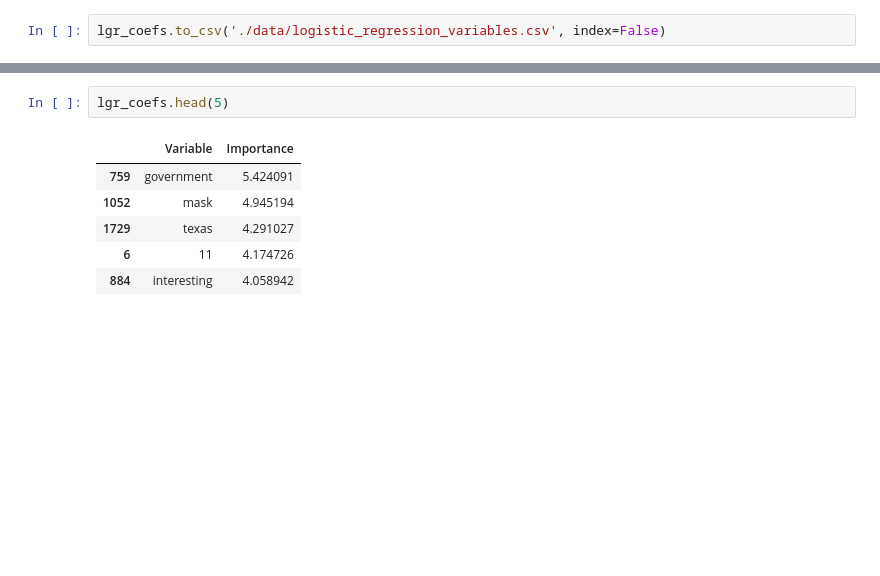
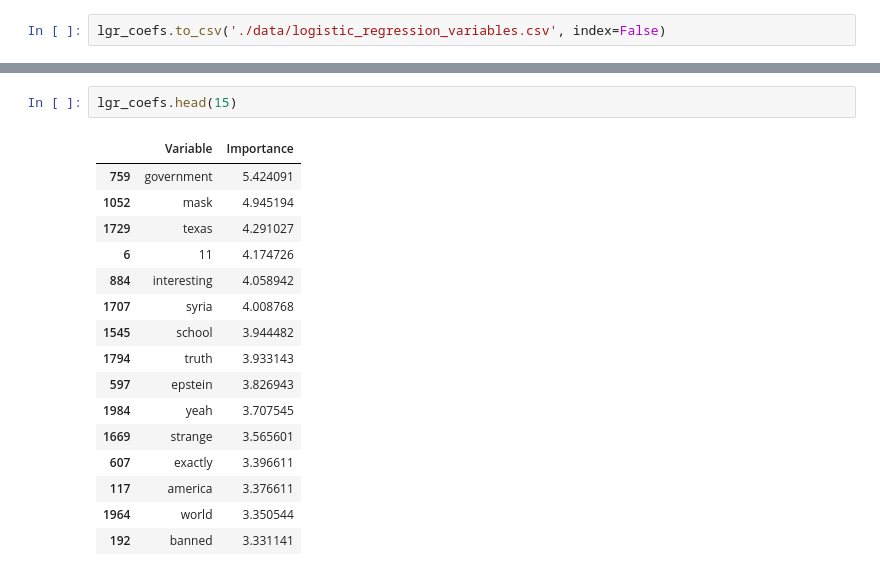
Before and after one commit to mduff12/mduff12, a Jupyter notebook: projects/project3/project_3-master/03 Models.ipynb, the cells around one changed output, grey strips where cells are left out. Drawn from its saved outputs; the diff is of its cells as text; blank space fills up the shorter version.

```diff
--- a/projects/project3/project_3-master/03 Models.ipynb
+++ b/projects/project3/project_3-master/03 Models.ipynb
@@ -275,9 +285,19 @@ rfc_importance.head(5)
 # %%
-lgr_coefs.head(5)
+lgr_coefs.head(15)
 # %% [output]
 |  | Variable | Importance |
 | 759 | government | 5.424091 |
 | 1052 | mask | 4.945194 |
 | 1729 | texas | 4.291027 |
 | 6 | 11 | 4.174726 |
 | 884 | interesting | 4.058942 |
+| 1707 | syria | 4.008768 |
+| 1545 | school | 3.944482 |
+| 1794 | truth | 3.933143 |
+| 597 | epstein | 3.826943 |
+| 1984 | yeah | 3.707545 |
+| 1669 | strange | 3.565601 |
+| 607 | exactly | 3.396611 |
+| 117 | america | 3.376611 |
+| 1964 | world | 3.350544 |
+| 192 | banned | 3.331141 |
```
Also changed, not shown: parts of 7 cells of this notebook, 4 other files.
